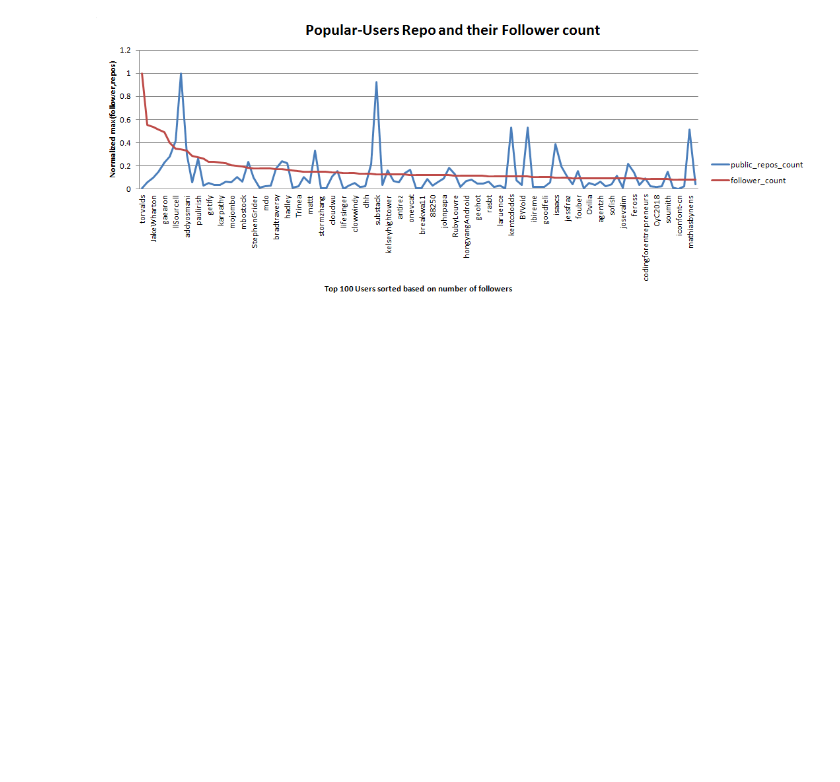
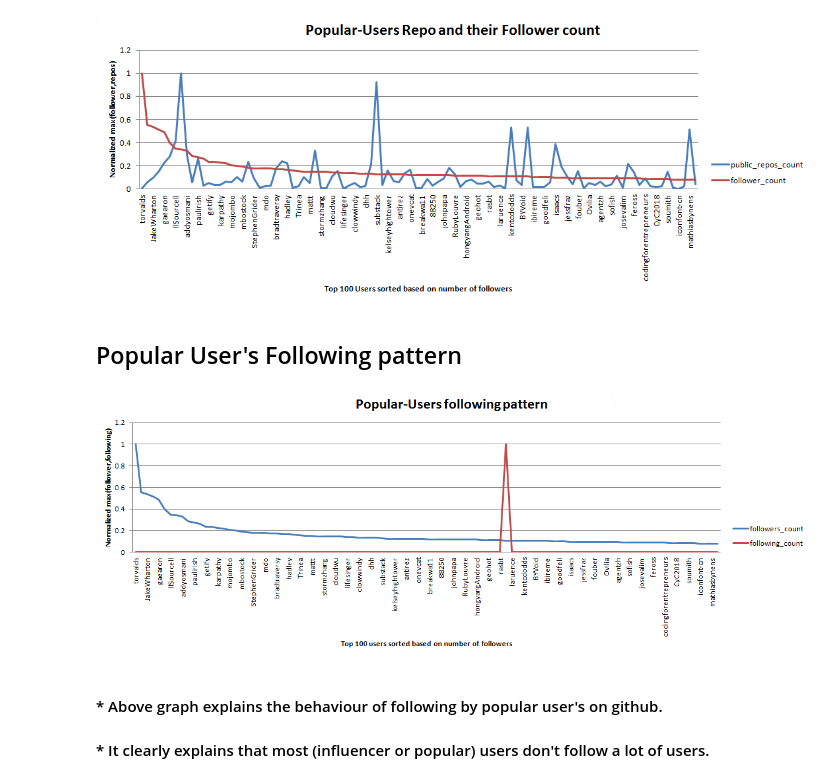
Before and after one commit to zyan369/Early-Mover-Advantage-on-GitHub, a Jupyter notebook: User Data Collection.ipynb, the cells around one changed output. Drawn from its saved outputs; the diff is of its cells as text; code cells hidden in the pictures; blank space fills up the shorter version.

Commit message:
Updated Following pattern & Joining GitHub (year).

```diff
--- a/User Data Collection.ipynb
+++ b/User Data Collection.ipynb
@@ -182,3 +192,12 @@ from IPython.display import Image
 Image("user repo vs follower.png")
 # %% [output]
 [figure]
+# %% [markdown]
+## Popular User's Following pattern
+# %%
+Image("user following pattern.png")
+# %% [output]
+[figure, added]
+# %% [markdown]
+#### * Above graph explains the behaviour of following by popular user's on github.
+#### * It clearly explains that most (influencer or popular) users don't follow a lot of users.
```
Also changed, not shown: parts of 15 cells of this notebook, 2 other files.
